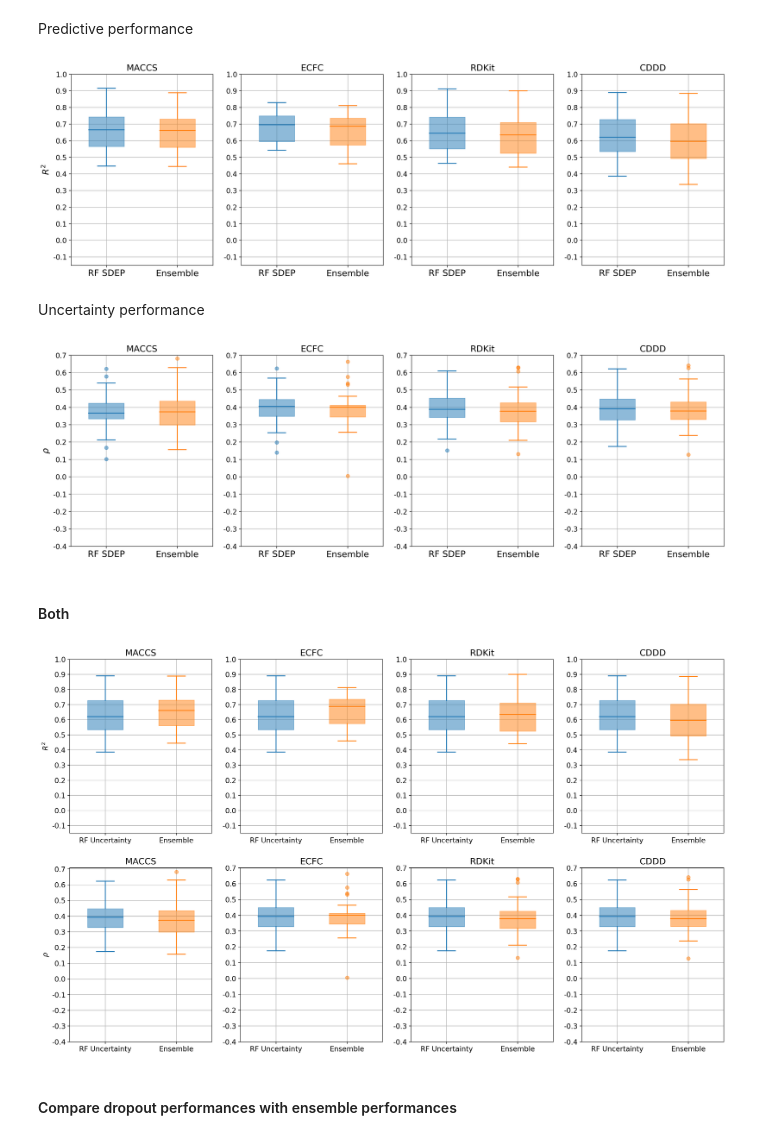
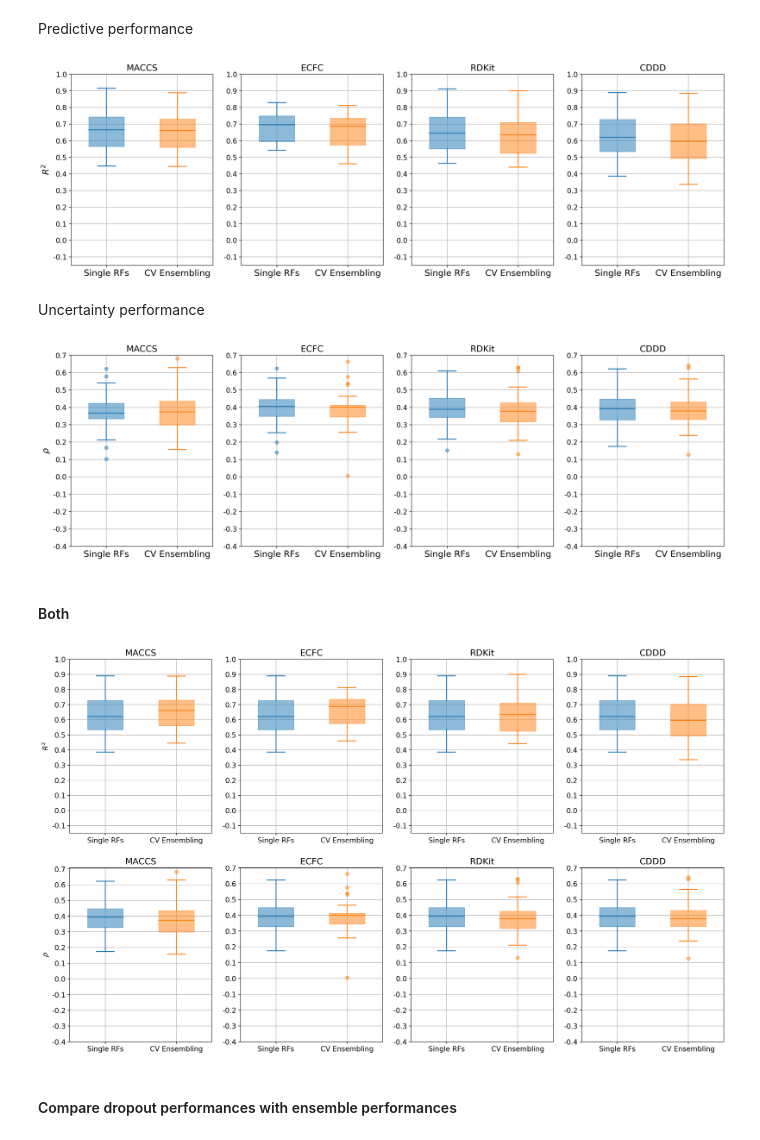
Before and after one commit to ThomasDutschmann/ensemble_uncertainties, a Jupyter notebook: preliminary_experiments/rf_sdep_evaluation/rf_sdep_inspection.ipynb, the cells around one changed output. Drawn from its saved outputs; the diff is of its cells as text; code cells hidden in the pictures.

```diff
--- a/preliminary_experiments/rf_sdep_evaluation/rf_sdep_inspection.ipynb
+++ b/preliminary_experiments/rf_sdep_evaluation/rf_sdep_inspection.ipynb
@@ -193,35 +193,35 @@ for i in range(len(axes)):
     ax = axes[i]
     descriptor = descriptor_names[i]
     title = descriptor
     rf_sdep_table = complete_overview_rf_sdep[complete_overview_rf_sdep['descriptor'] == descriptor]
     ensemble_table = complete_overview_ensemble[complete_overview_ensemble['descriptor'] == descriptor]
     ax.grid(zorder=1000)
     for j, table in enumerate([rf_sdep_table, ensemble_table]):
         flierprops = {'markerfacecolor':f'C{j}', 'markeredgecolor':f'C{j}', 'alpha':.5}
         box = ax.boxplot(table['r2'], flierprops=flierprops, positions=[j], widths=[.5], patch_artist=True)
         for k, patch in enumerate(box['boxes']):
             patch.set_facecolor(f'C{j}')
             patch.set_edgecolor(f'C{j}')
             patch.set_alpha(.5)
         for patch in box['medians']:
             patch.set_color(f'C{j}')
             patch.set_linewidth(1.5)
         for item in ['whiskers', 'fliers', 'caps']:
             for patch in box[item]:
                 patch.set_color(f'C{j}')
                 patch.set_linewidth(1.5)
     ax.set_ylim((-.15, 1.))
     ax.set_title(title, size=15)
-    ax.set_xticklabels(['RF SDEP', 'Ensemble'], size=15)
+    ax.set_xticklabels(['Single RFs', 'CV Ensembling'], size=15)
     rang_adjusted = make_y_range((-.1, 1.))
     ax.set_yticks(rang_adjusted)
     ax.set_yticklabels(rang_adjusted, size=12)
     if i == 0:
         ax.set_ylabel('$R^2$', size=15)
 plt.savefig(PLOT_FOLDER+'rf_sdep_vs_ensemble/r2.pdf', bbox_inches='tight', pad_inches=0.05)
 plt.show()
 # %% [output]
-[figure, old version]
+[figure, new version]
 # %% [markdown]
 Uncertainty performance
 # %%
@@ -250,7 +250,7 @@ for i in range(len(axes)):
                 patch.set_linewidth(1.5)
     ax.set_ylim((-.4, .7))
     ax.set_title(title, size=15)
-    ax.set_xticklabels(['RF SDEP', 'Ensemble'], size=15)
+    ax.set_xticklabels(['Single RFs', 'CV Ensembling'], size=15)
     rang_adjusted = make_y_range((-.4, .7))
     ax.set_yticks(rang_adjusted)
     ax.set_yticklabels(rang_adjusted, size=12)
@@ -259,7 +259,7 @@ for i in range(len(axes)):
 plt.savefig(PLOT_FOLDER+'rf_sdep_vs_ensemble/rho.pdf', bbox_inches='tight', pad_inches=0.05)
 plt.show()
 # %% [output]
-[figure, old version]
+[figure, new version]
 # %% [markdown]
 #### Both
 # %%
@@ -288,7 +288,7 @@ for i in range(len(r2_axes)):
                 patch.set_linewidth(1.5)
     ax.set_ylim((-.15, 1.))
     ax.set_title(title, size=15)
-    ax.set_xticklabels(['RF Uncertainty', 'Ensemble'])
+    ax.set_xticklabels(['Single RFs', 'CV Ensembling'])
     rang_adjusted = make_y_range((-.1, 1.))
     ax.set_yticks(rang_adjusted)
     ax.set_yticklabels(rang_adjusted)
@@ -320,7 +320,7 @@ for i in range(len(rho_axes)):
                 patch.set_linewidth(1.5)
     #ax.set_ylim((-.4, .7))
     ax.set_title(title, size=15)
-    ax.set_xticklabels(['RF Uncertainty', 'Ensemble'])
+    ax.set_xticklabels(['Single RFs', 'CV Ensembling'])
     rang_adjusted = make_y_range((-.4, .7))
     ax.set_yticks(rang_adjusted)
     ax.set_yticklabels(rang_adjusted)
@@ -332,7 +332,7 @@ for i in range(len(rho_axes)):
 plt.savefig(PLOT_FOLDER+'rf_sdep_vs_ensemble/rf_sdep_comparison_summary.pdf', bbox_inches='tight', pad_inches=0.05)
 plt.show()
 # %% [output]
-[figure, old version]
+[figure, new version]
 # %% [markdown]
 #### Compare dropout performances with ensemble performances
 # %%
```
Also changed, not shown: 1 other file.
